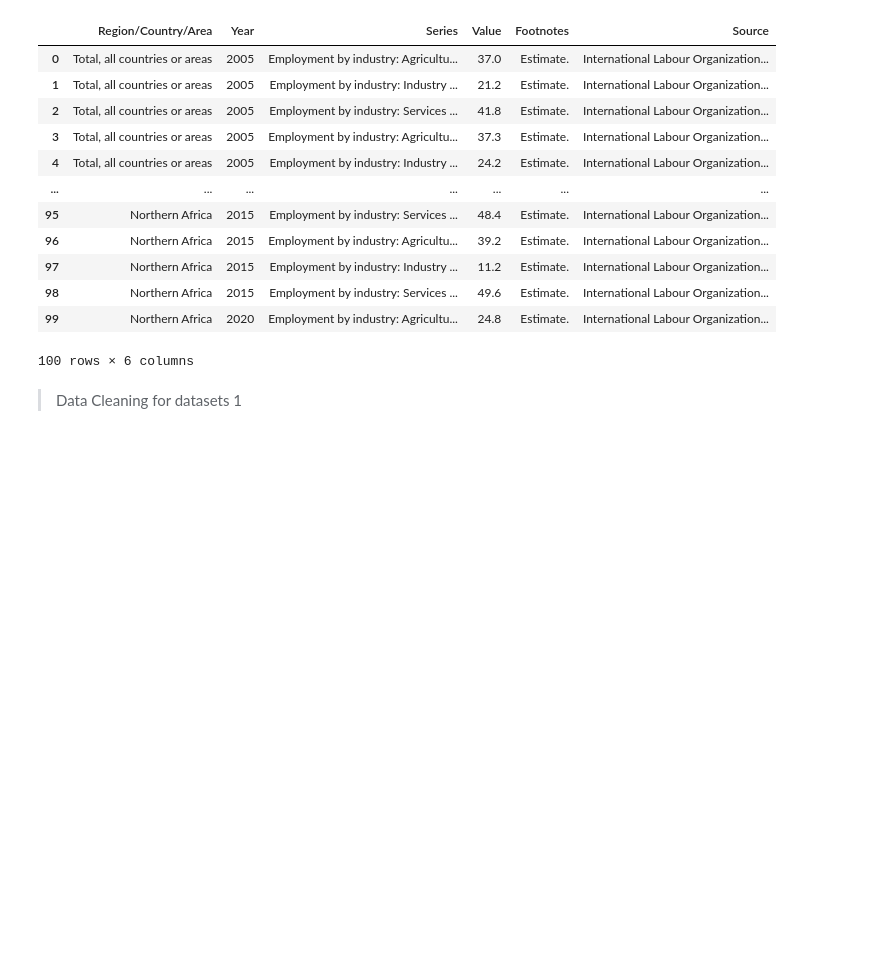
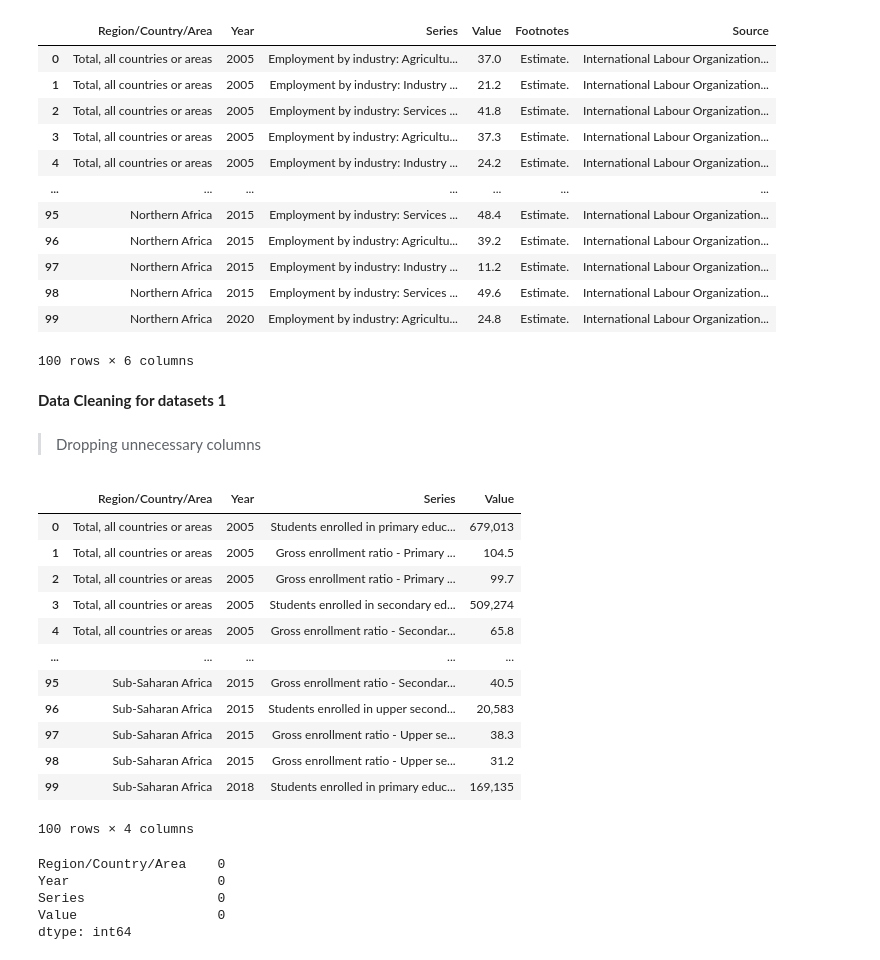
Before and after one commit to suzettecomia/3206-The-Rising-Squad, a Jupyter notebook: Quality_Education_Enhancement_Lead_to_Economic_Growth.ipynb, the cells around one changed output. Cells and saved outputs as stored; diff of their text form; code cells hidden in the pictures; blank space fills up the shorter version.

Commit message:
Datasets dropping unnecessary columns

```diff
--- a/Quality_Education_Enhancement_Lead_to_Economic_Growth.ipynb
+++ b/Quality_Education_Enhancement_Lead_to_Economic_Growth.ipynb
@@ -53,4 +53,31 @@ df2.head(100)
 | 99 | Northern Africa | 2020 | Employment by industry: Agricultu... | 24.8 | Estimate. | International Labour Organization... |
 100 rows × 6 columns
 # %% [markdown]
-> Data Cleaning for datasets 1
+**Data Cleaning for datasets 1**
+# %% [markdown]
+> Dropping unnecessary columns
+# %%
+df1.drop(['Footnotes', 'Source'], axis = 1, inplace=True)
+df1.head(100)
+# %% [output]
+|  | Region/Country/Area | Year | Series | Value |
+| 0 | Total, all countries or areas | 2005 | Students enrolled in primary educ... | 679,013 |
+| 1 | Total, all countries or areas | 2005 | Gross enrollment ratio - Primary ... | 104.5 |
+| 2 | Total, all countries or areas | 2005 | Gross enrollment ratio - Primary ... | 99.7 |
+| 3 | Total, all countries or areas | 2005 | Students enrolled in secondary ed... | 509,274 |
+| 4 | Total, all countries or areas | 2005 | Gross enrollment ratio - Secondar... | 65.8 |
+| ... | ... | ... | ... | ... |
+| 95 | Sub-Saharan Africa | 2015 | Gross enrollment ratio - Secondar... | 40.5 |
+| 96 | Sub-Saharan Africa | 2015 | Students enrolled in upper second... | 20,583 |
+| 97 | Sub-Saharan Africa | 2015 | Gross enrollment ratio - Upper se... | 38.3 |
+| 98 | Sub-Saharan Africa | 2015 | Gross enrollment ratio - Upper se... | 31.2 |
+| 99 | Sub-Saharan Africa | 2018 | Students enrolled in primary educ... | 169,135 |
+100 rows × 4 columns
+# %%
+df1.isnull().sum()
+# %% [output]
+Region/Country/Area    0
+Year                   0
+Series                 0
+Value                  0
+dtype: int64
```
